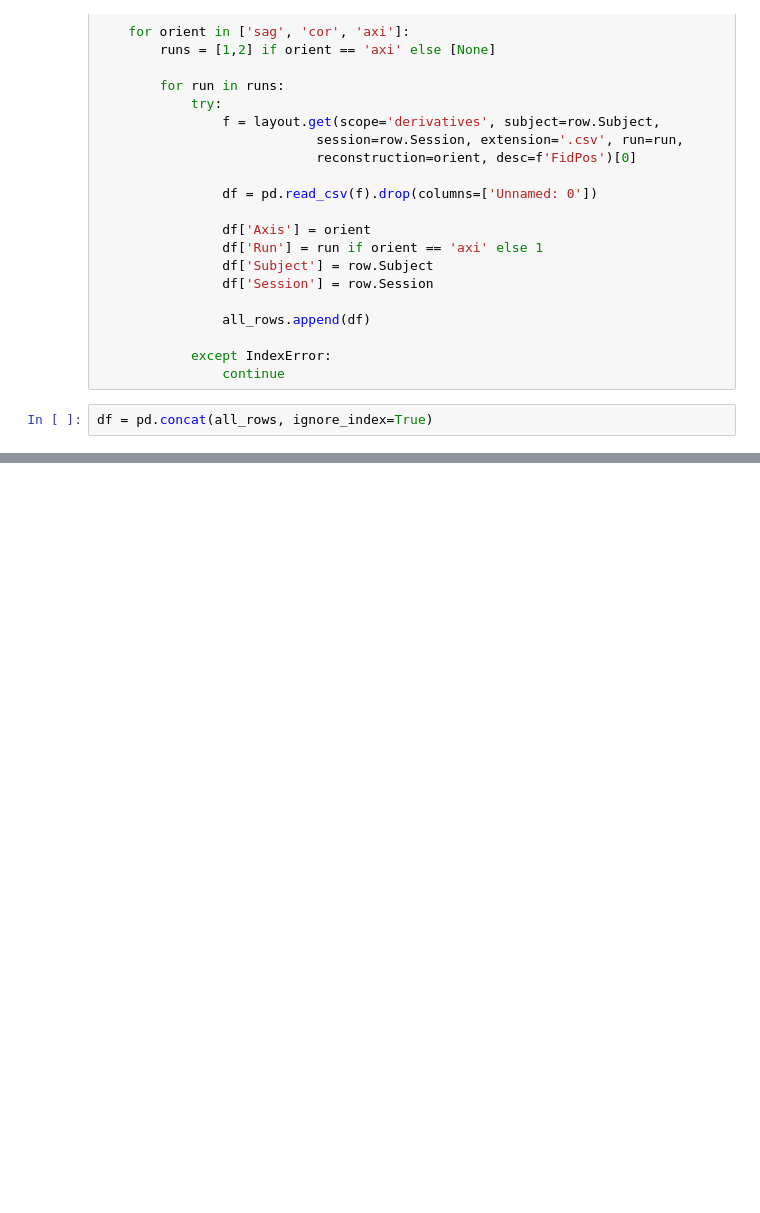
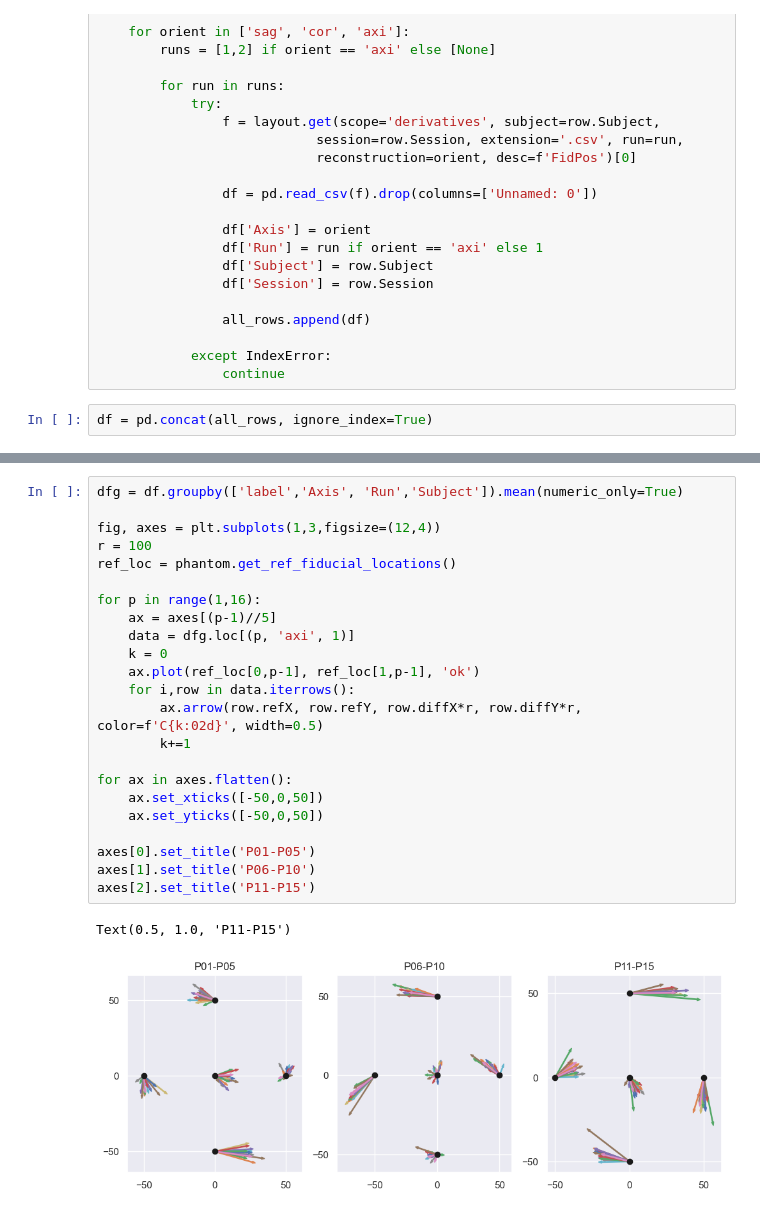
Before and after one commit to UNITY-Physics/unity_qa_paper, a Jupyter notebook: notebooks/distortions.ipynb, the cells around one changed output, grey strips where cells are left out. Saved outputs shown, nothing was run; the diff lists cells and outputs as text; blank space fills up the shorter version.

```diff
--- a/notebooks/distortions.ipynb
+++ b/notebooks/distortions.ipynb
@@ -74,0 +145,26 @@ dtype: object
+# %%
+dfg = df.groupby(['label','Axis', 'Run','Subject']).mean(numeric_only=True)
+
+fig, axes = plt.subplots(1,3,figsize=(12,4))
+r = 100
+ref_loc = phantom.get_ref_fiducial_locations()
+
+for p in range(1,16):
+    ax = axes[(p-1)//5]
+    data = dfg.loc[(p, 'axi', 1)]
+    k = 0
+    ax.plot(ref_loc[0,p-1], ref_loc[1,p-1], 'ok')
+    for i,row in data.iterrows():
+        ax.arrow(row.refX, row.refY, row.diffX*r, row.diffY*r, color=f'C{k:02d}', width=0.5)
+        k+=1
+
+for ax in axes.flatten():
+    ax.set_xticks([-50,0,50])
+    ax.set_yticks([-50,0,50])
+
+axes[0].set_title('P01-P05')
+axes[1].set_title('P06-P10')
+axes[2].set_title('P11-P15')
+# %% [output]
+Text(0.5, 1.0, 'P11-P15')
+[figure, added]
```
Also changed, not shown: parts of 30 cells of this notebook.
